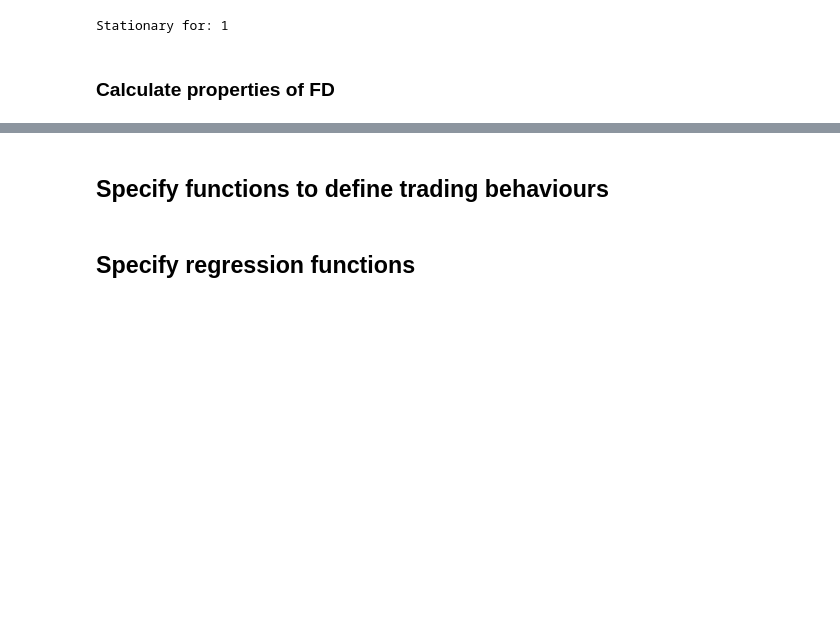
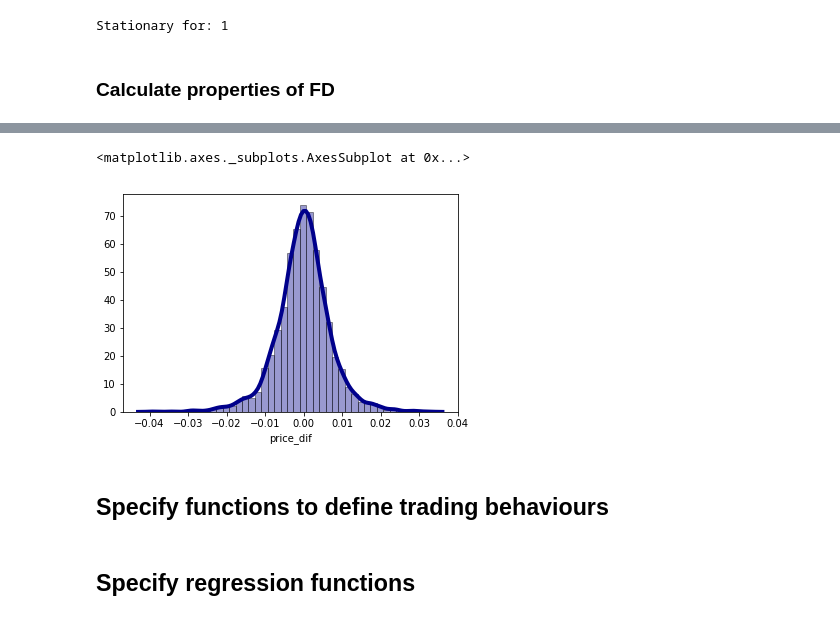
Before and after one commit to HugoLu88/Strategy-creation, a Jupyter notebook: strategy_elastic_net.ipynb, the cells around one changed output, grey strips where cells are left out. Cells and saved outputs as stored; diff of their text form; code cells hidden in the pictures; blank space fills up the shorter version.

```diff
--- a/strategy_elastic_net.ipynb
+++ b/strategy_elastic_net.ipynb
@@ -212,3 +265,12 @@ first_difference.reset_index(inplace = True, drop = True)
+# %%
+#Visualisation:
+sns.distplot(first_difference, hist=True, kde=True,
+             bins=int(round((len(first_difference)/60))), color = 'darkblue',
+             hist_kws={'edgecolor':'black'},
+             kde_kws={'linewidth': 4})
+# %% [output]
+<matplotlib.axes._subplots.AxesSubplot at 0x...>
+[figure, added]
 # %% [markdown]
 ## Specify functions to define trading behaviours
 # %%
```
Also changed, not shown: parts of 8 cells of this notebook.
